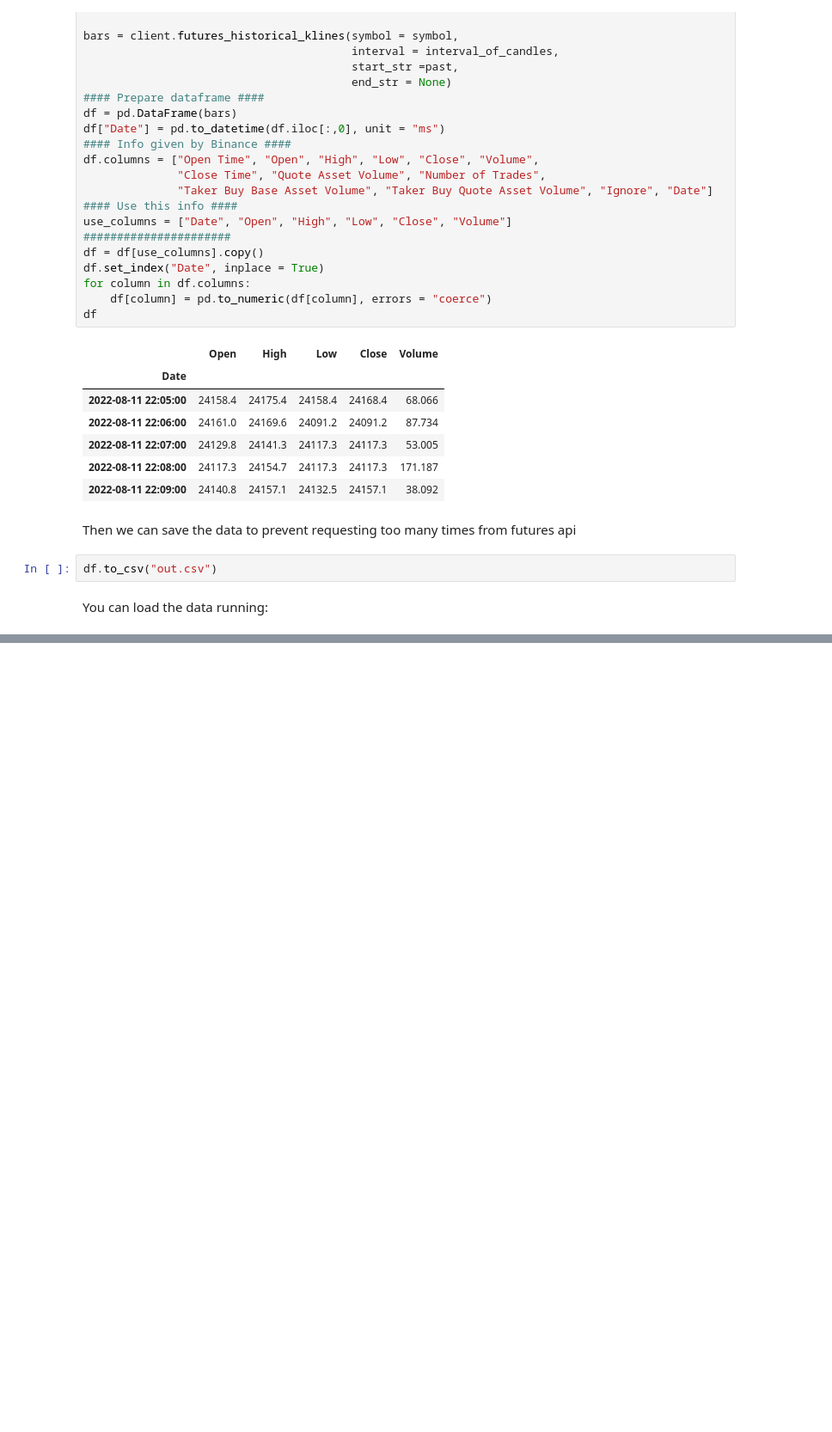
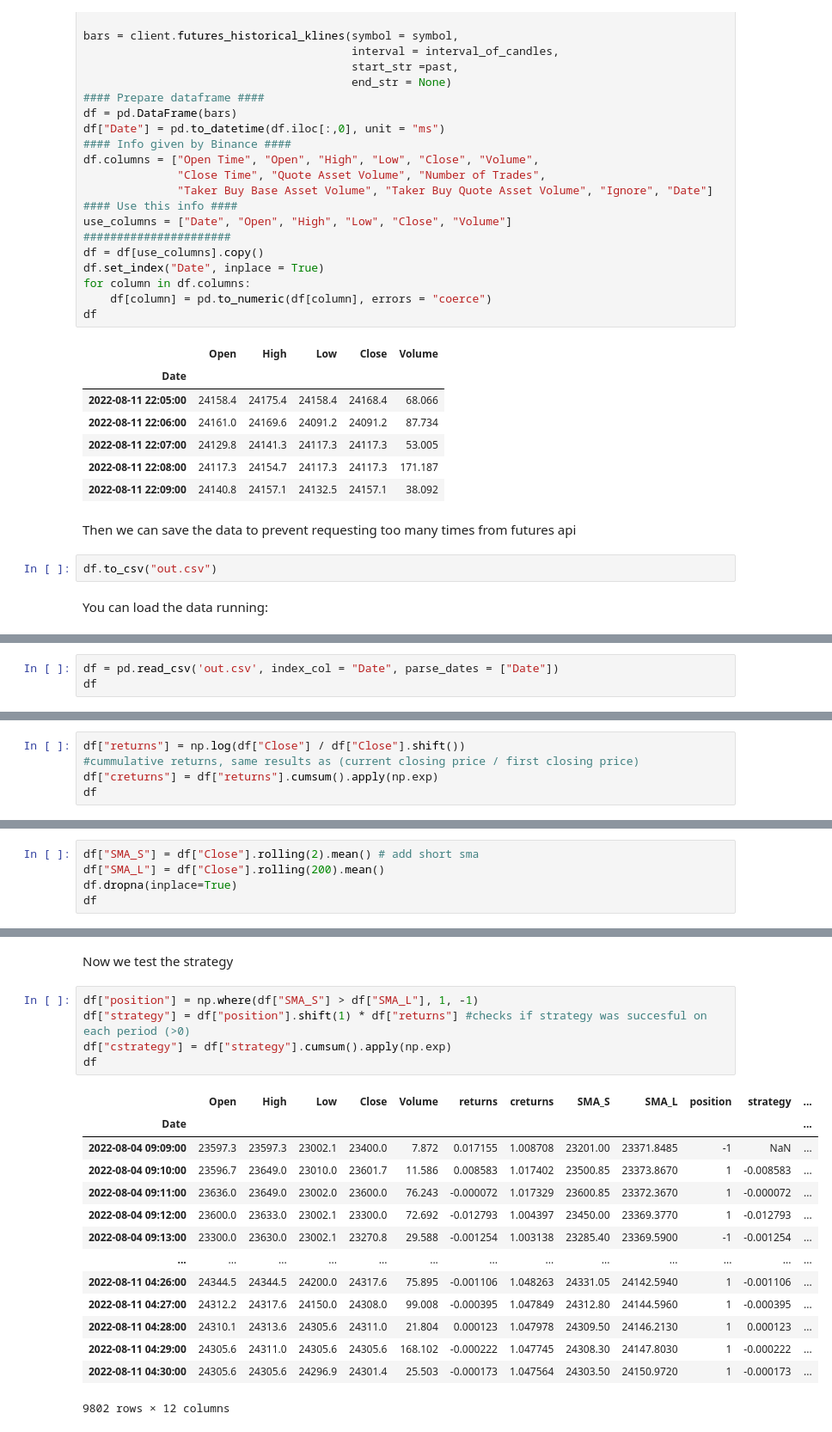
Before and after one commit to mauricioavs/trading-bot, a Jupyter notebook: trading bot.ipynb, the cells around one changed output, grey strips where cells are left out. Shown at 86% size. Saved outputs shown, nothing was run; the diff lists cells and outputs as text; blank space fills up the shorter version.

```diff
--- a/trading bot.ipynb
+++ b/trading bot.ipynb
@@ -395,0 +412,3 @@ trader.data
+# %%
+df = pd.read_csv('out.csv', index_col = "Date", parse_dates = ["Date"])
+df
@@ -395,0 +434,5 @@ trader.data
+# %%
+df["returns"] = np.log(df["Close"] / df["Close"].shift())
+#cummulative returns, same results as (current closing price / first closing price)
+df["creturns"] = df["returns"].cumsum().apply(np.exp)
+df
@@ -395,0 +456,5 @@ trader.data
+# %%
+df["SMA_S"] = df["Close"].rolling(2).mean() # add short sma
+df["SMA_L"] = df["Close"].rolling(200).mean()
+df.dropna(inplace=True)
+df
@@ -395,0 +476,22 @@ trader.data
+# %% [markdown]
+Now we test the strategy
+# %%
+df["position"] = np.where(df["SMA_S"] > df["SMA_L"], 1, -1)
+df["strategy"] = df["position"].shift(1) * df["returns"] #checks if strategy was succesful on each period (>0)
+df["cstrategy"] = df["strategy"].cumsum().apply(np.exp)
+df
+# %% [output]
+|  | Open | High | Low | Close | Volume | returns | creturns | SMA_S | SMA_L | position | strategy | ... |
+| Date |  |  |  |  |  |  |  |  |  |  |  | ... |
+| 2022-08-04 09:09:00 | 23597.3 | 23597.3 | 23002.1 | 23400.0 | 7.872 | 0.017155 | 1.008708 | 23201.00 | 23371.8485 | -1 | NaN | ... |
+| 2022-08-04 09:10:00 | 23596.7 | 23649.0 | 23010.0 | 23601.7 | 11.586 | 0.008583 | 1.017402 | 23500.85 | 23373.8670 | 1 | -0.008583 | ... |
+| 2022-08-04 09:11:00 | 23636.0 | 23649.0 | 23002.0 | 23600.0 | 76.243 | -0.000072 | 1.017329 | 23600.85 | 23372.3670 | 1 | -0.000072 | ... |
+| 2022-08-04 09:12:00 | 23600.0 | 23633.0 | 23002.1 | 23300.0 | 72.692 | -0.012793 | 1.004397 | 23450.00 | 23369.3770 | 1 | -0.012793 | ... |
+| 2022-08-04 09:13:00 | 23300.0 | 23630.0 | 23002.1 | 23270.8 | 29.588 | -0.001254 | 1.003138 | 23285.40 | 23369.5900 | -1 | -0.001254 | ... |
+| ... | ... | ... | ... | ... | ... | ... | ... | ... | ... | ... | ... | ... |
+| 2022-08-11 04:26:00 | 24344.5 | 24344.5 | 24200.0 | 24317.6 | 75.895 | -0.001106 | 1.048263 | 24331.05 | 24142.5940 | 1 | -0.001106 | ... |
+| 2022-08-11 04:27:00 | 24312.2 | 24317.6 | 24150.0 | 24308.0 | 99.008 | -0.000395 | 1.047849 | 24312.80 | 24144.5960 | 1 | -0.000395 | ... |
+| 2022-08-11 04:28:00 | 24310.1 | 24313.6 | 24305.6 | 24311.0 | 21.804 | 0.000123 | 1.047978 | 24309.50 | 24146.2130 | 1 | 0.000123 | ... |
+| 2022-08-11 04:29:00 | 24305.6 | 24311.0 | 24305.6 | 24305.6 | 168.102 | -0.000222 | 1.047745 | 24308.30 | 24147.8030 | 1 | -0.000222 | ... |
+| 2022-08-11 04:30:00 | 24305.6 | 24305.6 | 24296.9 | 24301.4 | 25.503 | -0.000173 | 1.047564 | 24303.50 | 24150.9720 | 1 | -0.000173 | ... |
+9802 rows × 12 columns
```
Also changed, not shown: parts of 29 cells of this notebook.
